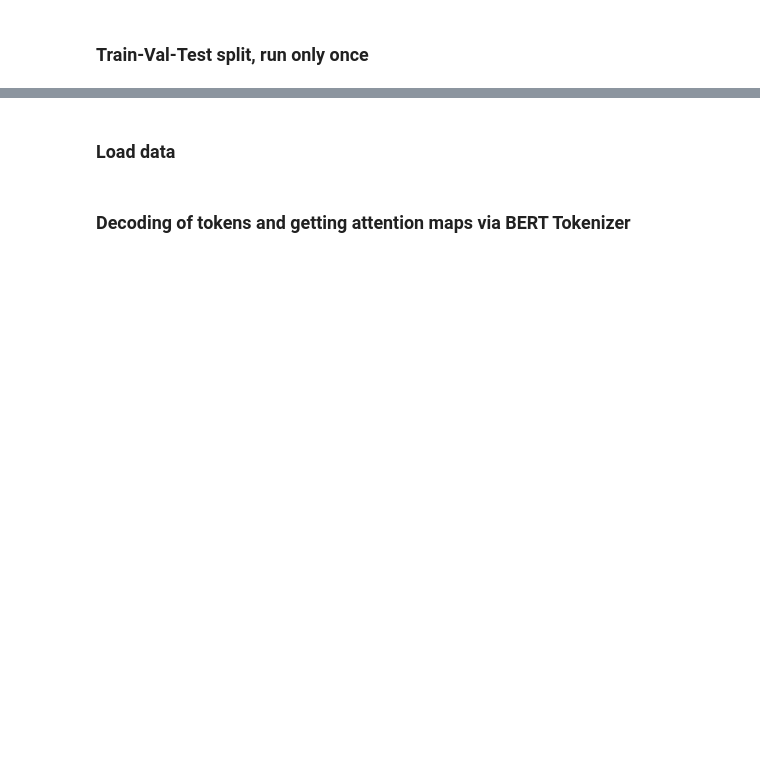
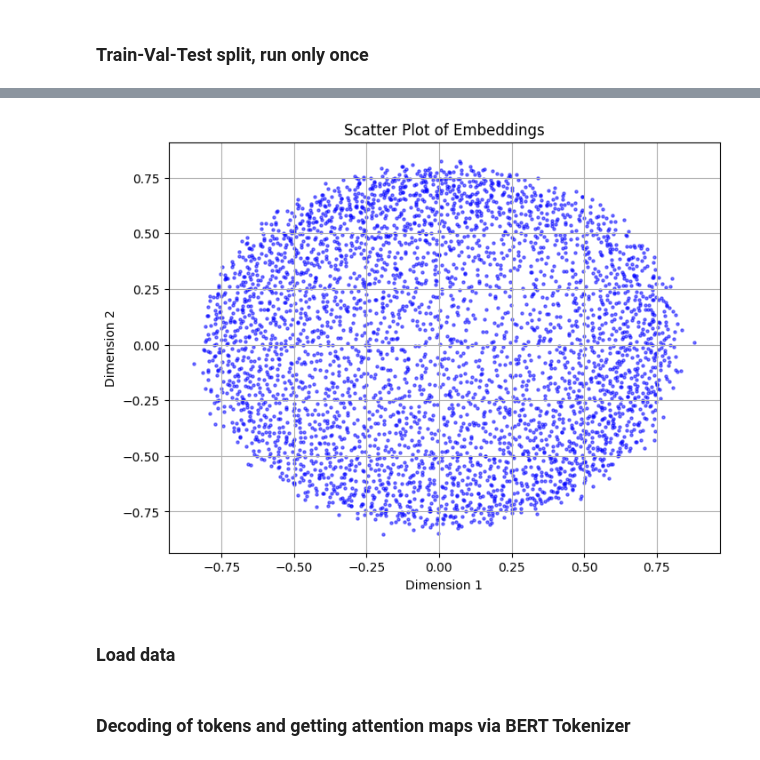
Before and after one commit to Jumpkan/DSA4266_Grp2, a Jupyter notebook: dataset_prep.ipynb, the cells around one changed output, grey strips where cells are left out. Drawn from its saved outputs; the diff is of its cells as text; code cells hidden in the pictures; blank space fills up the shorter version.

```diff
--- a/dataset_prep.ipynb
+++ b/dataset_prep.ipynb
@@ -189,0 +245,3 @@ train_df.groupby(["label"]).count()
+# %%
+# Combining Augmented Spam data
+full_spam_embed = pd.concat([train_spam_embed, aug_spam])
@@ -204,3 +325,9 @@ val_ds.save_to_disk(path+'/val_ds')
+# %%
+embeddings_2d_special = embed_2d(train_ham_sampled)
+# %%
+plot_embed(embeddings_2d_special)
+# %% [output]
+[figure, added]
 # %% [markdown]
 ### Load data
 # %%
```
Also changed, not shown: parts of 31 cells of this notebook, 1 other file.
